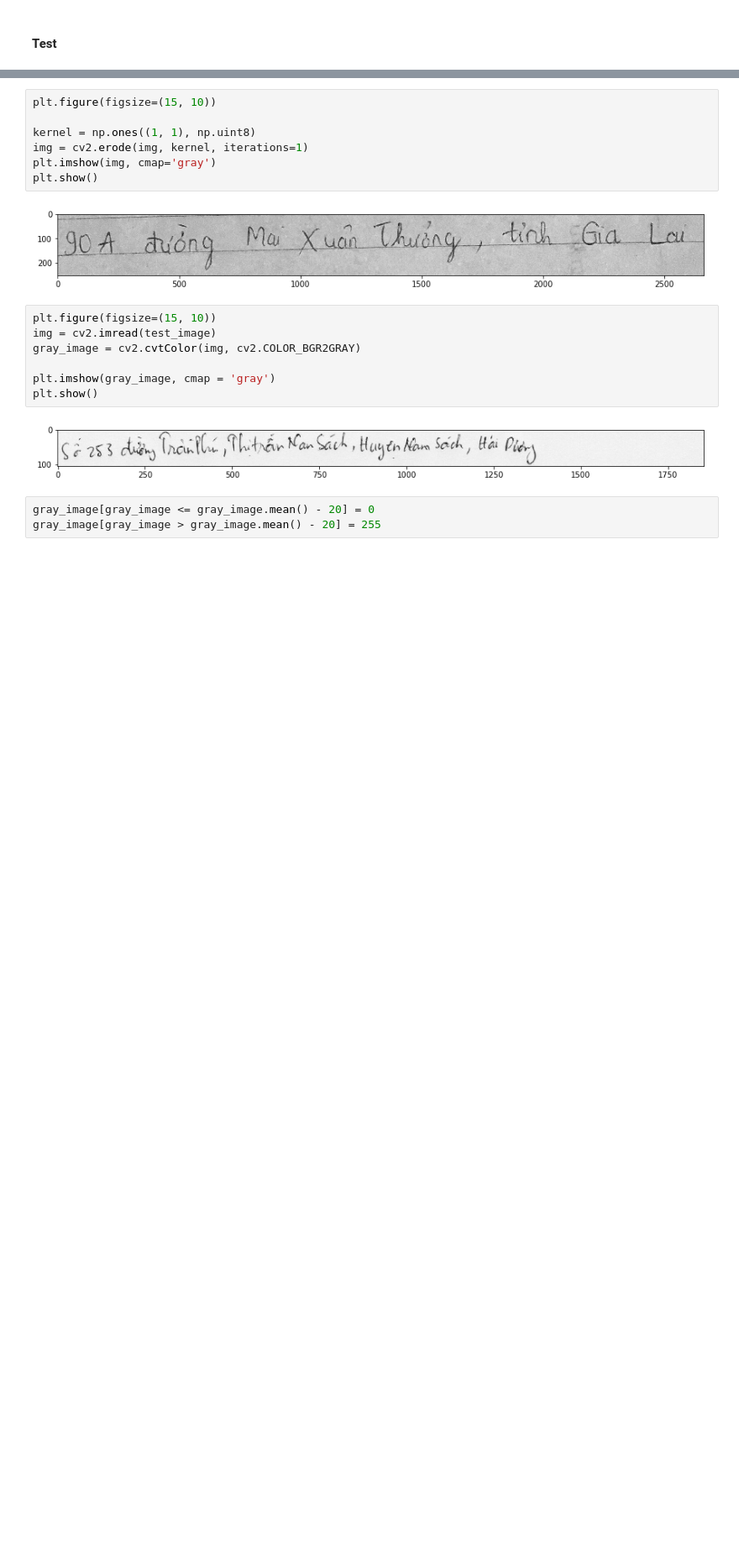
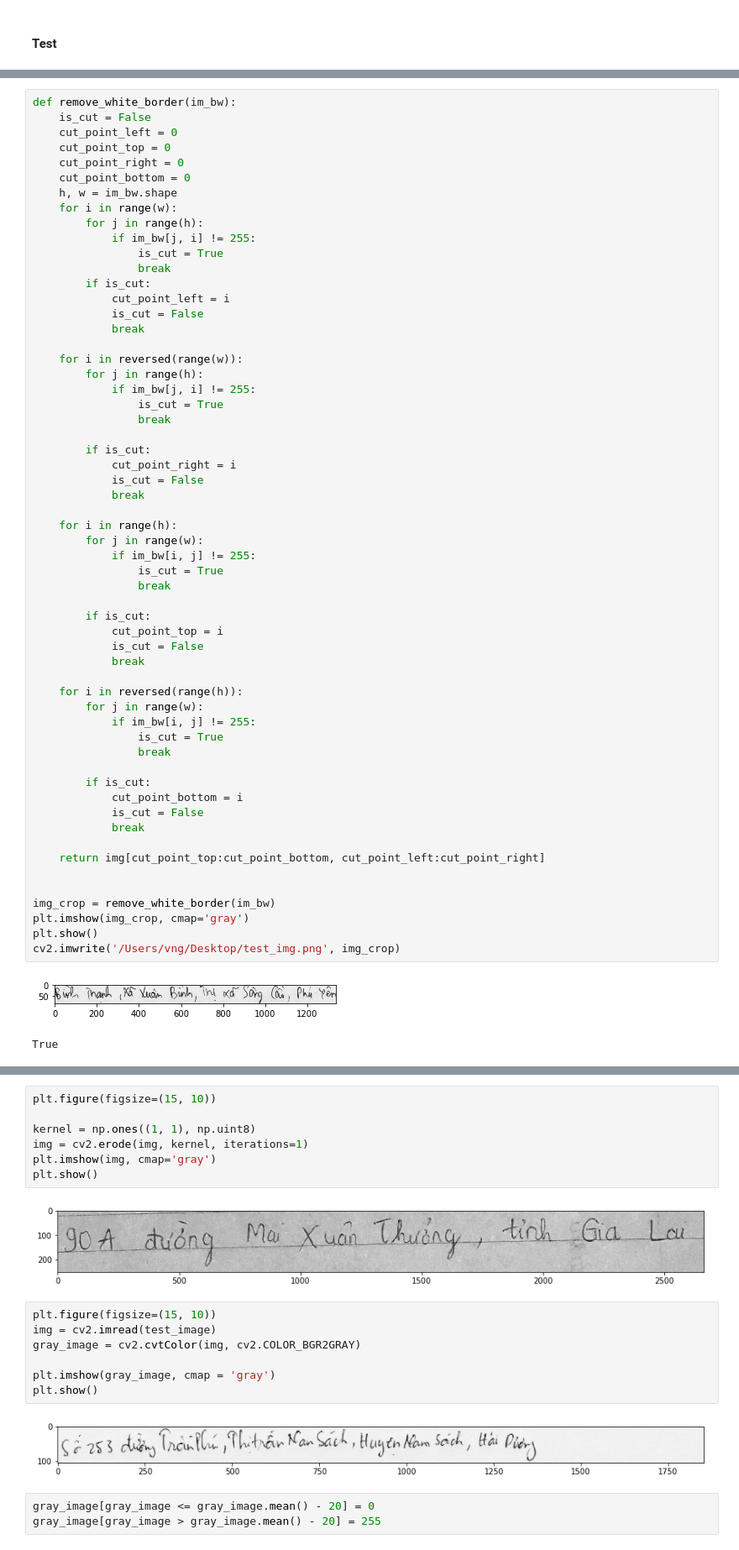
Before and after one commit to vudangthinh/crnn.pytorch, a Jupyter notebook: notebooks/EDA.ipynb, the cells around one changed output, grey strips where cells are left out. Shown at 84% size. Saved outputs shown, nothing was run; the diff lists cells and outputs as text; blank space fills up the shorter version.

```diff
--- a/notebooks/EDA.ipynb
+++ b/notebooks/EDA.ipynb
@@ -107,3 +189,64 @@ plt.show()
+# %%
+def remove_white_border(im_bw):
+    is_cut = False
+    cut_point_left = 0
+    cut_point_top = 0
+    cut_point_right = 0
+    cut_point_bottom = 0
+    h, w = im_bw.shape
+    for i in range(w):
+        for j in range(h):
+            if im_bw[j, i] != 255:
+                is_cut = True
+                break
+        if is_cut:
+            cut_point_left = i
+            is_cut = False
+            break
+
+    for i in reversed(range(w)):
+        for j in range(h):
+            if im_bw[j, i] != 255:
+                is_cut = True
+                break
+
+        if is_cut:
+            cut_point_right = i
+            is_cut = False
+            break
+
+    for i in range(h):
+        for j in range(w):
+            if im_bw[i, j] != 255:
+                is_cut = True
+                break
+
+        if is_cut:
+            cut_point_top = i
+            is_cut = False
+            break
+
+    for i in reversed(range(h)):
+        for j in range(w):
+            if im_bw[i, j] != 255:
+                is_cut = True
+                break
+
+        if is_cut:
+            cut_point_bottom = i
+            is_cut = False
+            break
+
+    return img[cut_point_top:cut_point_bottom, cut_point_left:cut_point_right]
+
+
+img_crop = remove_white_border(im_bw)
+plt.imshow(img_crop, cmap='gray')
+plt.show()
+cv2.imwrite('/Users/vng/Desktop/test_img.png', img_crop)
+# %% [output]
+[figure, added]
+True
 # %%
 plt.figure(figsize=(15, 10))
 img = cv2.multiply(img, 1.2)
```
Also changed, not shown: parts of 12 cells of this notebook, 2 other files.
